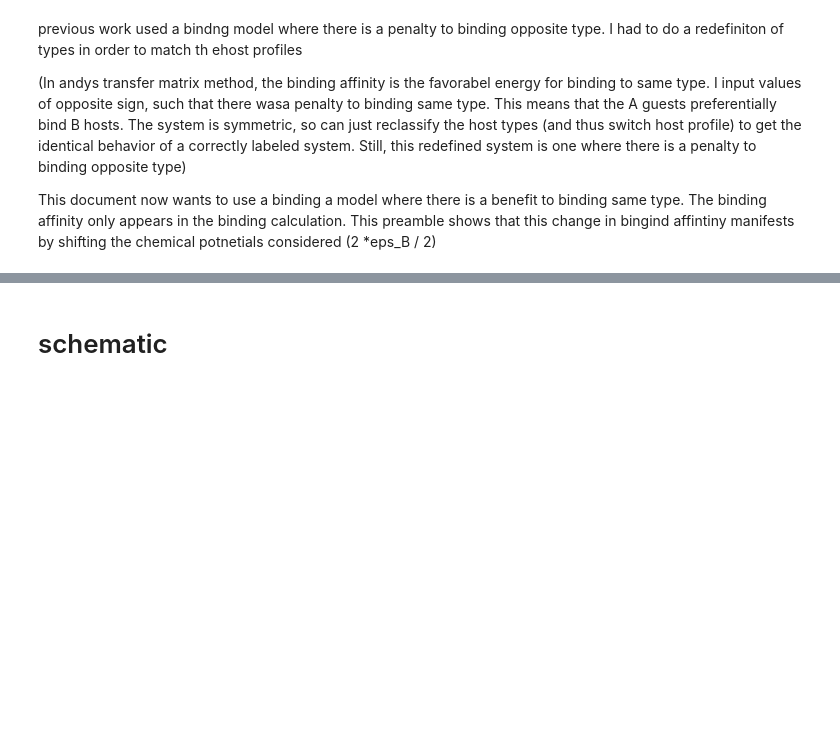
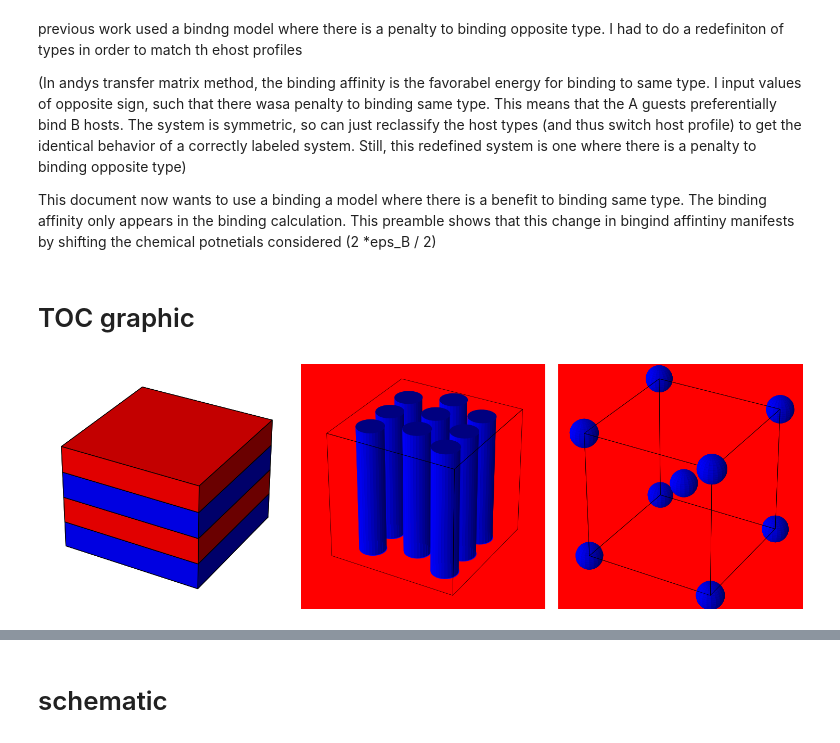
Before and after one commit to tmhabte/wlcsim_membrane, a Jupyter notebook: binder_diblock/alt_bindaff_paper_figs.ipynb, the cells around one changed output, grey strips where cells are left out. Cells and saved outputs as stored; diff of their text form; code cells hidden in the pictures; blank space fills up the shorter version.

```diff
--- a/binder_diblock/alt_bindaff_paper_figs.ipynb
+++ b/binder_diblock/alt_bindaff_paper_figs.ipynb
@@ -16,3 +16,5 @@ previous work used a bindng model where there is a penalty to binding opposite t
 (In andys transfer matrix method, the binding affinity is the favorabel energy for binding to same type. I input values of opposite sign, such that there wasa penalty to binding same type. This means that the A guests preferentially bind B hosts. The system is symmetric, so can just reclassify the host types (and thus switch host profile) to get the identical behavior of a correctly labeled system. Still, this redefined system is one where there is a penalty to binding opposite type)
 
 This document now wants to use a binding a model where there is a benefit to binding same type. The binding affinity only appears in the binding calculation. This preamble shows that this change in bingind affintiny manifests by shifting the chemical potnetials considered (2 *eps_B / 2)
+# %% [markdown]
+# TOC graphic
@@ -18,0 +382,58 @@ This document now wants to use a binding a model where there is a benefit to bin
+# %%
+# fig = plt.figure(figsize=(15, 5))
+fig = plt.figure(figsize=(15, 5), constrained_layout=True)
+
+# Lamellar
+ax1 = fig.add_subplot(131, projection='3d')
+plot_lamellar(ax1)
+# ax1.set_title("Lamellar Structure")
+ax1.set_xlim(0, 1)
+ax1.set_ylim(0, 1)
+ax1.set_zlim(0, 1)
+set_axes_equal(ax1)
+
+# Hexagonal/Cylindrical
+ax2 = fig.add_subplot(132, projection='3d')
+ax2.set_box_aspect([1,1,1])
+# plot_box(ax2, [0, 0, 0], size=2, color='red', alpha=0.1)
+# plot_box_back(ax2, [0, 0, -0.5], size=2, color='red', alpha=0.0)
+plot_hex_cylindrical(ax2)
+plot_box_front(ax2, [0, 0, -0.5], size=2, color='red', alpha=0.0)
+
+# ax2.set_title("Hexagonal (Cylindrical) Structure")
+ax2.set_xlim(0, 2)
+ax2.set_ylim(0, 2)
+ax2.set_zlim(0, 1)
+set_axes_equal(ax2)
+ax2.set_facecolor((1, 0, 0, 1))
+
+# BCC
+ax3 = fig.add_subplot(133, projection='3d')
+ax3.set_box_aspect([1,1,1])
+# plot_box(ax3, [0, 0, 0], size=1, color='red', alpha=0.3)
+plot_box_back(ax3, [0, 0, 0], size=1, color='red', alpha=0)
+
+# plot_bcc_back(ax3)
+# plot_box_back(ax3, [0, 0, 0], size=1, color='red', alpha=1)
+plot_box_front(ax3, [0, 0, 0], size=1, color='red', alpha=0.0)
+
+plot_bcc_front(ax3)
+
+plot_bcc(ax3)
+ax3.set_facecolor((1, 0, 0, 1))
+
+# ax3.set_title("Body-Centered Cubic (BCC)")
+ax3.set_xlim(0, 1)
+ax3.set_ylim(0, 1)
+ax3.set_zlim(0, 1)
+
+clean_3d_axes(ax1)
+clean_3d_axes(ax2)
+clean_3d_axes(ax3)
+set_axes_equal(ax3)
+
+# plt.clf()
+plt.tight_layout()
+plt.show()
+# %% [output]
+[figure, added]
```
Also changed, not shown: parts of 17 cells of this notebook.
